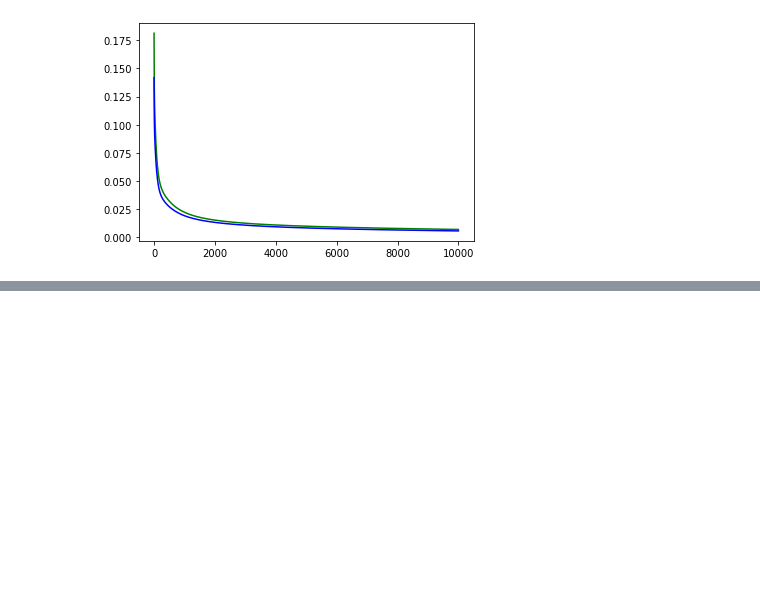
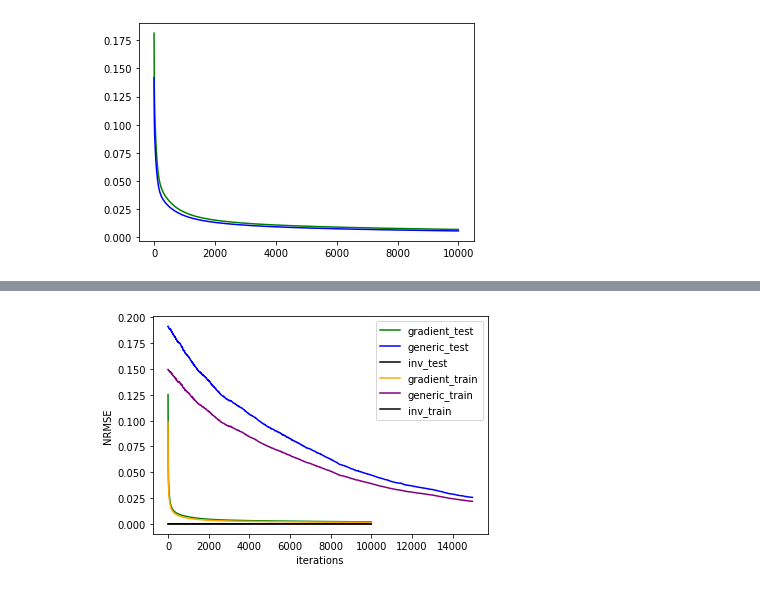
Before and after one commit to Motyaspr/ML, a Jupyter notebook: Labs/Linear/linear.ipynb, the cells around one changed output, grey strips where cells are left out. Cells and saved outputs as stored; diff of their text form; code cells hidden in the pictures; blank space fills up the shorter version.

```diff
--- a/Labs/Linear/linear.ipynb
+++ b/Labs/Linear/linear.ipynb
@@ -119,7 +121,7 @@ def doAll(X_train, y_train, X_test, y_test):
         alphas.append(10 ** (-k))
         alphas.append(10 ** (-k) / 2)
     taus.append(0)
-    for i in range(-10, 15, 2):
+    for i in range(-10, 17, 2):
         taus.append(10 ** i)
     best_score = 10000
     ans_j = 0
@@ -183,0 +183,30 @@ draw(Xtrain, Ytrain, Xtest, Ytest, parameters, 0)
+# %%
+def draw(X_train, y_train, X_test, y_test, params, f):
+    gen_params = genetic(X_train, y_train, X_test, y_test, f2 = 0)
+    ans1, ans2 = invMethod(X_train, y_train, X_test, y_test)
+    arr1 = [ans1 for i in range(len(params[0]))]
+    arr2 = [ans2 for i in range(len(params[0]))]
+    if (f):
+        plt.xlabel('iterations')
+        plt.ylabel('NRMSE')
+        plt.plot(params[0], params[2], color='green', label='gradient_test')
+        plt.plot(gen_params[0], gen_params[2], color='blue', label='generic_test')
+        plt.plot(params[0], arr2, color='black', label='inv_test')
+        plt.plot(params[0], params[1], color='orange', label='gradient_train')
+        plt.plot(gen_params[0], gen_params[1], color='purple', label='generic_train')
+        plt.plot(params[0], arr1, color='black', label='inv_train')
+        plt.legend()
+    else:
+        plt.xlabel('time')
+        plt.ylabel('NRMSE')
+        plt.plot(params[3], params[2], color='green', label='gradient_test')
+        plt.plot(gen_params[3], gen_params[2], color='blue', label='generic_test')
+        plt.plot(params[3], arr2, color='red', label='inv_test')
+        plt.plot(params[3], params[1], color='orange', label='gradient_train')
+        plt.plot(gen_params[3], gen_params[1], color='purple', label='generic_train')
+        plt.plot(params[3], arr1, color='black', label='inv_train')
+        plt.legend()
+# %%
+draw(Xtrain, Ytrain, Xtest, Ytest, parameters, 1)
+# %% [output]
+[figure, added]
```
Also changed, not shown: parts of 7 cells of this notebook, 9 other files.
